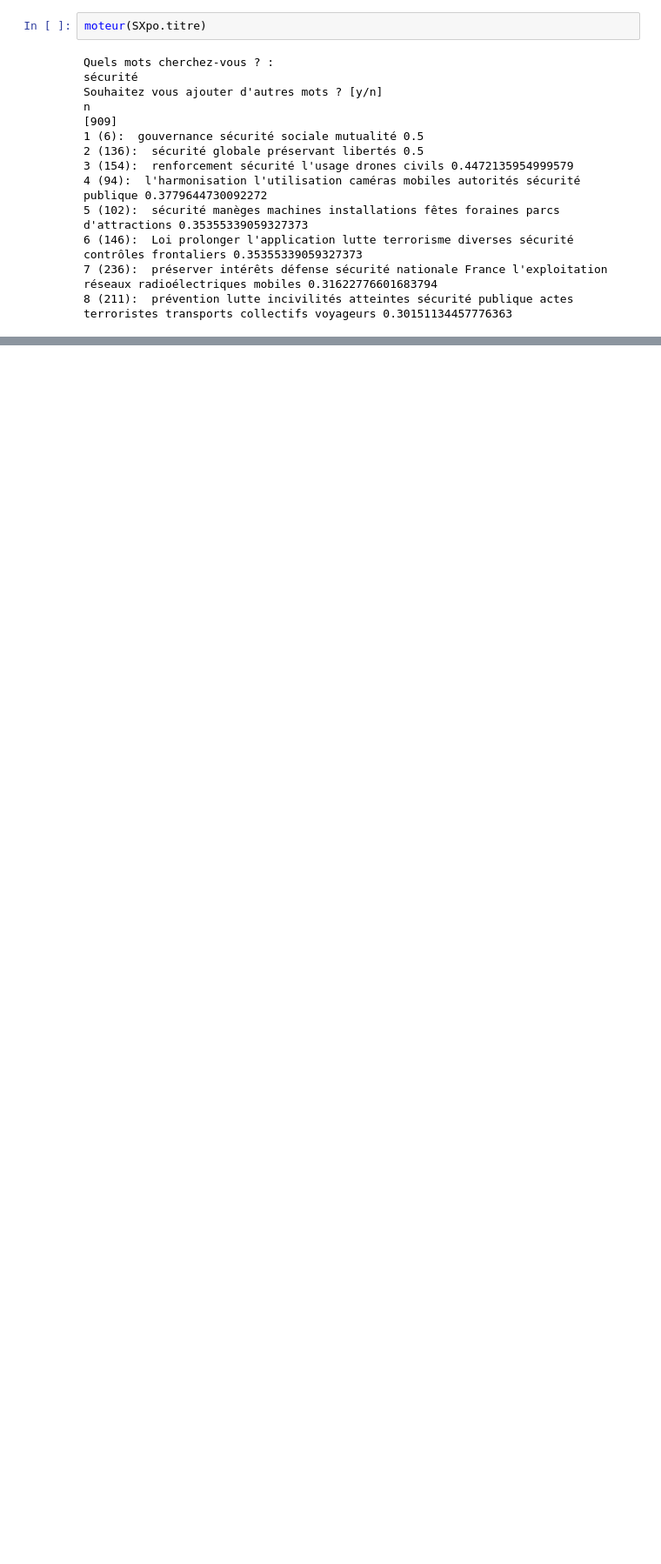
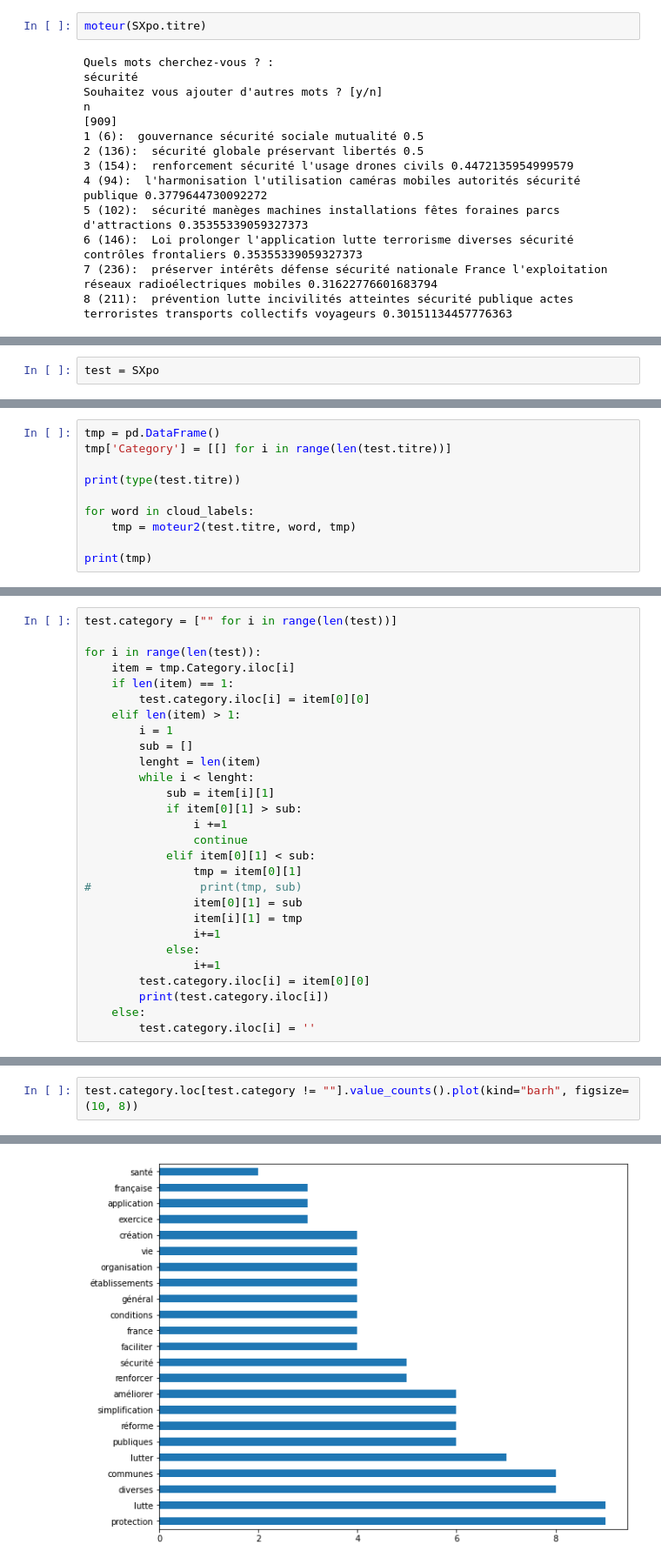
Before and after one commit to Geminy3/ProjetHNSKOL, a Jupyter notebook: Premières analyses.ipynb, the cells around one changed output, grey strips where cells are left out. Shown: that part at 87% size. Drawn from its saved outputs; the diff is of its cells as text; blank space fills up the shorter version.

Commit message:
upgrade première analyse + rangement des fichiers

```diff
--- a/Premières analyses.ipynb
+++ b/Premières analyses.ipynb
@@ -574,0 +527,2 @@ n
+# %%
+test = SXpo
@@ -574,0 +565,10 @@ n
+# %%
+tmp = pd.DataFrame()
+tmp['Category'] = [[] for i in range(len(test.titre))]
+
+print(type(test.titre))
+
+for word in cloud_labels:
+    tmp = moteur2(test.titre, word, tmp)
+
+print(tmp)
@@ -574,0 +591,28 @@ n
+# %%
+test.category = ["" for i in range(len(test))]
+
+for i in range(len(test)):
+    item = tmp.Category.iloc[i]
+    if len(item) == 1:
+        test.category.iloc[i] = item[0][0]
+    elif len(item) > 1:
+        i = 1
+        sub = []
+        lenght = len(item)
+        while i < lenght:
+            sub = item[i][1]
+            if item[0][1] > sub:
+                i +=1
+                continue
+            elif item[0][1] < sub:
+                tmp = item[0][1]
+#                print(tmp, sub)
+                item[0][1] = sub
+                item[i][1] = tmp
+                i+=1
+            else:
+                i+=1
+        test.category.iloc[i] = item[0][0]
+        print(test.category.iloc[i])
+    else:
+        test.category.iloc[i] = ''
@@ -574,0 +641,3 @@ n
+# %%
+test.category.loc[test.category != ""].value_counts().plot(kind="barh", figsize=(10, 8))
+# %% [output]
@@ -574,0 +645 @@ n
+[figure, added]
```
Also changed, not shown: parts of 11 cells of this notebook, 26 other files.
